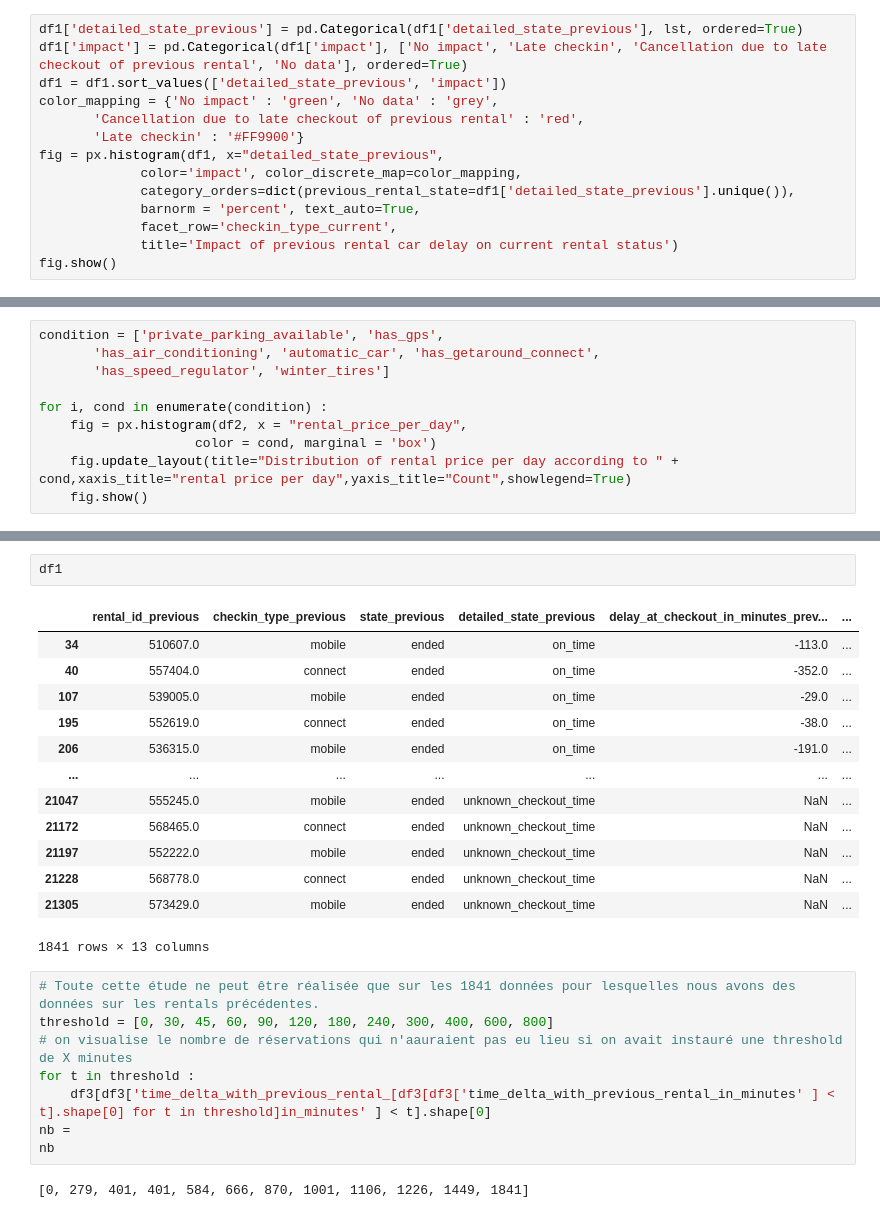
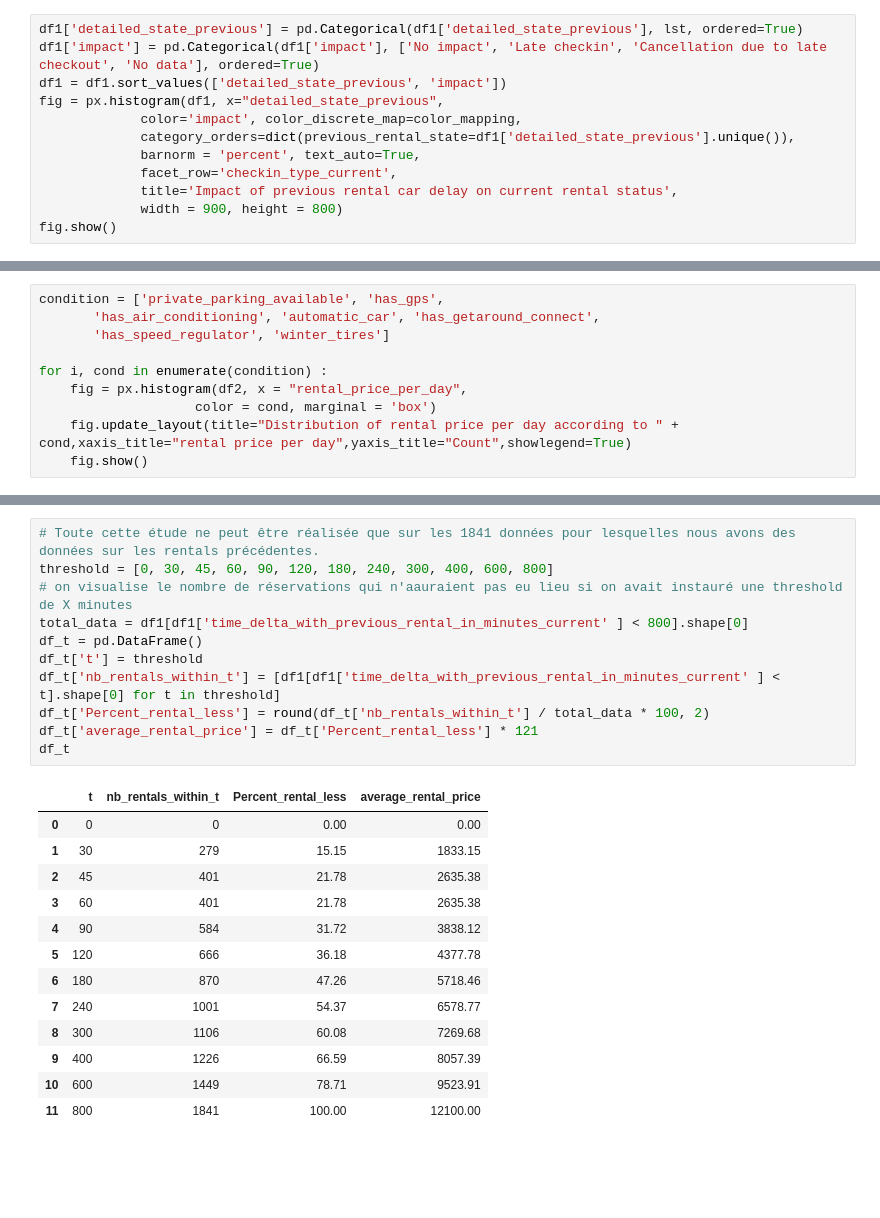
Before and after one commit to celinetang/Certification_JEDHA, a Jupyter notebook: Block5_Deployment/1_EDA/EDA.ipynb, the cells around one changed output, grey strips where cells are left out. Drawn from its saved outputs; the diff is of its cells as text; blank space fills up the shorter version.

```diff
--- a/Block5_Deployment/1_EDA/EDA.ipynb
+++ b/Block5_Deployment/1_EDA/EDA.ipynb
@@ -204,16 +203,14 @@ df1
 # %%
 df1['detailed_state_previous'] = pd.Categorical(df1['detailed_state_previous'], lst, ordered=True)
-df1['impact'] = pd.Categorical(df1['impact'], ['No impact', 'Late checkin', 'Cancellation due to late checkout of previous rental', 'No data'], ordered=True)
+df1['impact'] = pd.Categorical(df1['impact'], ['No impact', 'Late checkin', 'Cancellation due to late checkout', 'No data'], ordered=True)
 df1 = df1.sort_values(['detailed_state_previous', 'impact'])
-color_mapping = {'No impact' : 'green', 'No data' : 'grey',
-       'Cancellation due to late checkout of previous rental' : 'red',
-       'Late checkin' : '#FF9900'}
 fig = px.histogram(df1, x="detailed_state_previous",
              color='impact', color_discrete_map=color_mapping,
              category_orders=dict(previous_rental_state=df1['detailed_state_previous'].unique()),
              barnorm = 'percent', text_auto=True,
              facet_row='checkin_type_current',
-             title='Impact of previous rental car delay on current rental status')
+             title='Impact of previous rental car delay on current rental status',
+             width = 900, height = 800)
 fig.show()
 # %% [markdown]
 It is obvious that when the previous rental car is returned more than 2 hours after due date, the rate of cancellation drastically increases from 2% to 14%.
@@ -373,26 +401,25 @@ df3 = df.copy()
-# %%
-df1
-# %% [output]
-|  | rental_id_previous | checkin_type_previous | state_previous | detailed_state_previous | delay_at_checkout_in_minutes_prev... | ... |
-| 34 | 510607.0 | mobile | ended | on_time | -113.0 | ... |
-| 40 | 557404.0 | connect | ended | on_time | -352.0 | ... |
-| 107 | 539005.0 | mobile | ended | on_time | -29.0 | ... |
-| 195 | 552619.0 | connect | ended | on_time | -38.0 | ... |
-| 206 | 536315.0 | mobile | ended | on_time | -191.0 | ... |
-| ... | ... | ... | ... | ... | ... | ... |
-| 21047 | 555245.0 | mobile | ended | unknown_checkout_time | NaN | ... |
-| 21172 | 568465.0 | connect | ended | unknown_checkout_time | NaN | ... |
-| 21197 | 552222.0 | mobile | ended | unknown_checkout_time | NaN | ... |
-| 21228 | 568778.0 | connect | ended | unknown_checkout_time | NaN | ... |
-| 21305 | 573429.0 | mobile | ended | unknown_checkout_time | NaN | ... |
-1841 rows × 13 columns
 # %%
 # Toute cette étude ne peut être réalisée que sur les 1841 données pour lesquelles nous avons des données sur les rentals précédentes.
 threshold = [0, 30, 45, 60, 90, 120, 180, 240, 300, 400, 600, 800]
 # on visualise le nombre de réservations qui n'aauraient pas eu lieu si on avait instauré une threshold de X minutes
-for t in threshold :
-    df3[df3['time_delta_with_previous_rental_[df3[df3['time_delta_with_previous_rental_in_minutes' ] < t].shape[0] for t in threshold]in_minutes' ] < t].shape[0]
-nb =
-nb
+total_data = df1[df1['time_delta_with_previous_rental_in_minutes_current' ] < 800].shape[0]
+df_t = pd.DataFrame()
+df_t['t'] = threshold
+df_t['nb_rentals_within_t'] = [df1[df1['time_delta_with_previous_rental_in_minutes_current' ] < t].shape[0] for t in threshold]
+df_t['Percent_rental_less'] = round(df_t['nb_rentals_within_t'] / total_data * 100, 2)
+df_t['average_rental_price'] = df_t['Percent_rental_less'] * 121
+df_t
 # %% [output]
-[0, 279, 401, 401, 584, 666, 870, 1001, 1106, 1226, 1449, 1841]
+|  | t | nb_rentals_within_t | Percent_rental_less | average_rental_price |
+| 0 | 0 | 0 | 0.00 | 0.00 |
+| 1 | 30 | 279 | 15.15 | 1833.15 |
+| 2 | 45 | 401 | 21.78 | 2635.38 |
+| 3 | 60 | 401 | 21.78 | 2635.38 |
+| 4 | 90 | 584 | 31.72 | 3838.12 |
+| 5 | 120 | 666 | 36.18 | 4377.78 |
+| 6 | 180 | 870 | 47.26 | 5718.46 |
+| 7 | 240 | 1001 | 54.37 | 6578.77 |
+| 8 | 300 | 1106 | 60.08 | 7269.68 |
+| 9 | 400 | 1226 | 66.59 | 8057.39 |
+| 10 | 600 | 1449 | 78.71 | 9523.91 |
+| 11 | 800 | 1841 | 100.00 | 12100.00 |
```
Also changed, not shown: parts of 25 cells of this notebook, 13 other files.
